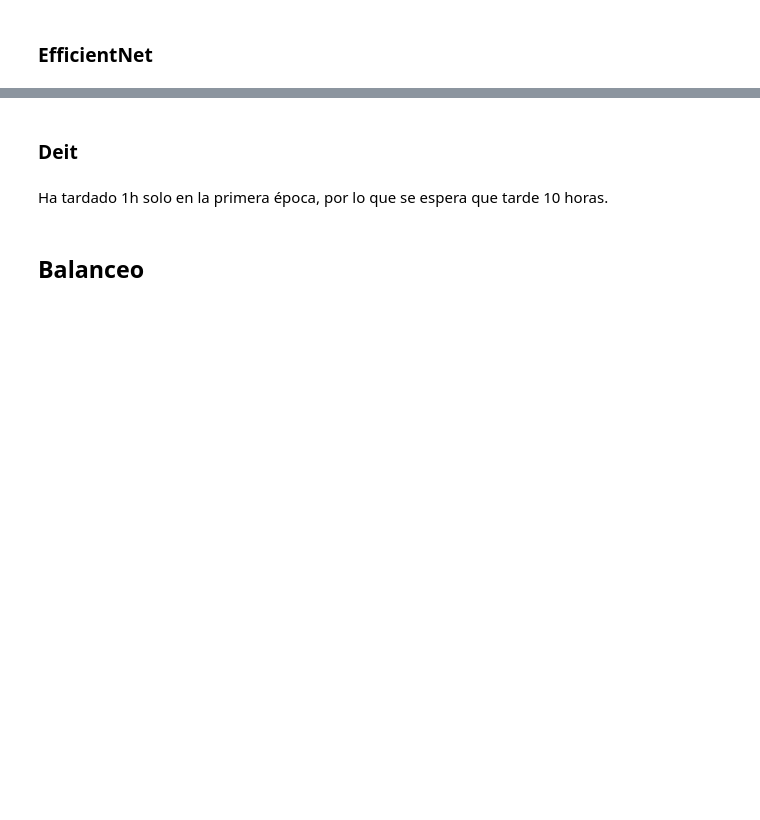
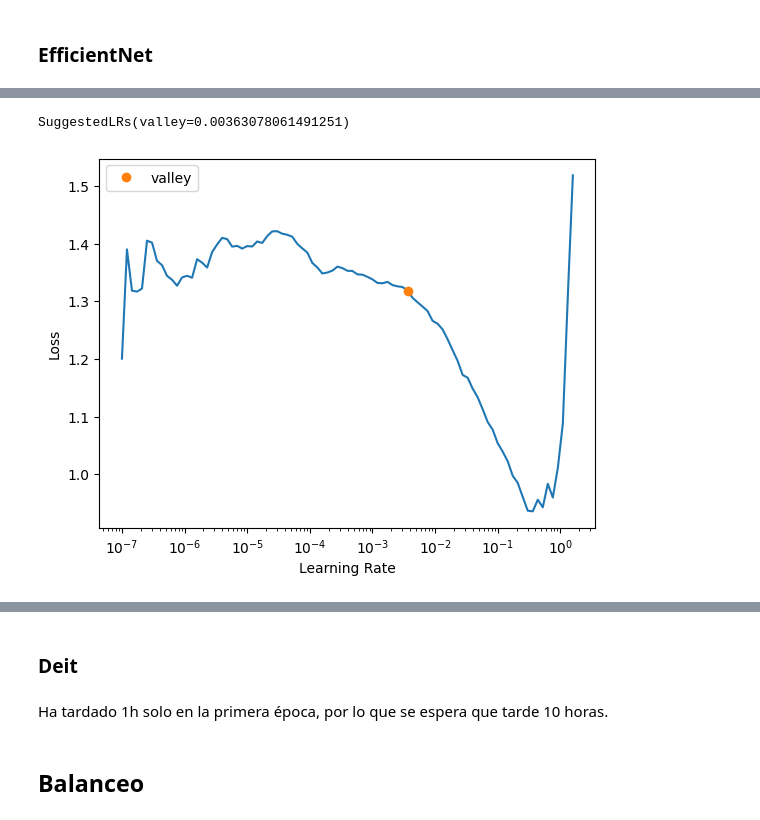
Before and after one commit to inigo99/CancerDetection, a Jupyter notebook: TFM.ipynb, the cells around one changed output, grey strips where cells are left out. Drawn from its saved outputs; the diff is of its cells as text; code cells hidden in the pictures; blank space fills up the shorter version.

```diff
--- a/TFM.ipynb
+++ b/TFM.ipynb
@@ -130,0 +162,3 @@ SuggestedLRs(valley=0.010964781977236271)
+# %%
+learn.lr_find()
+# %% [output]
@@ -131,3 +166,5 @@ SuggestedLRs(valley=0.010964781977236271)
+SuggestedLRs(valley=0.00363078061491251)
+[figure, added]
 # %%
 learn.fine_tune(12, base_lr=1e-3)
 # %% [output]
```
Also changed, not shown: parts of 33 cells of this notebook.
